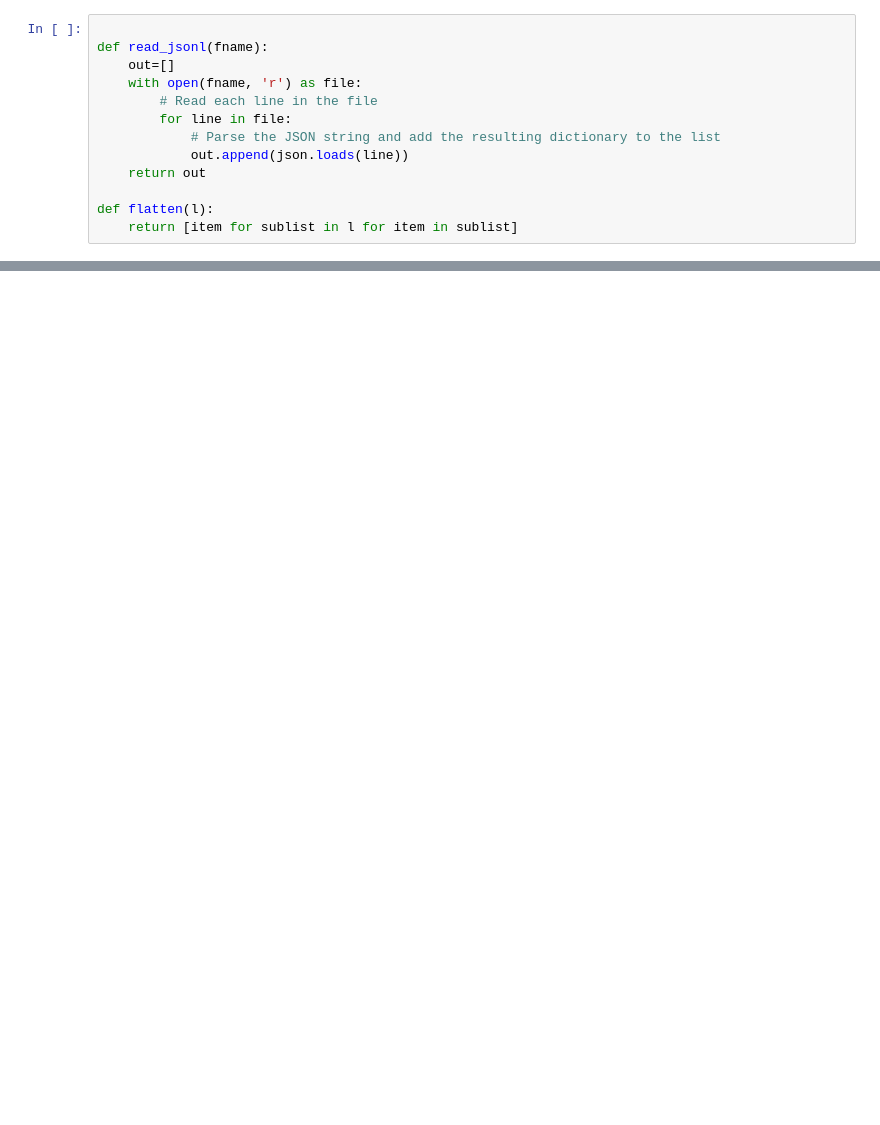
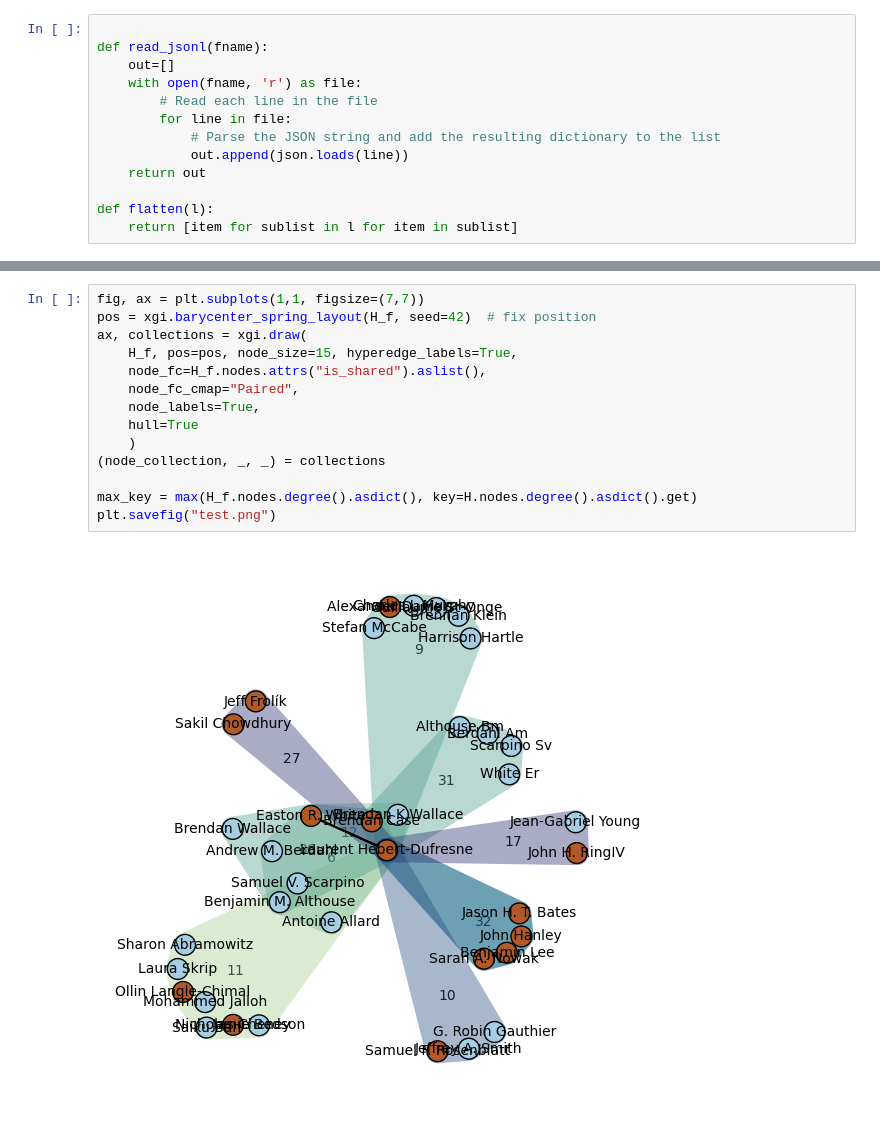
Before and after one commit to jstonge/bayesian_group_formation, a Jupyter notebook: src/finding_group.ipynb, the cells around one changed output, grey strips where cells are left out. Drawn from its saved outputs; the diff is of its cells as text; blank space fills up the shorter version.

```diff
--- a/src/finding_group.ipynb
+++ b/src/finding_group.ipynb
@@ -92,0 +174,16 @@ Highest degree: Étienne Brasselet
+# %%
+fig, ax = plt.subplots(1,1, figsize=(7,7))
+pos = xgi.barycenter_spring_layout(H_f, seed=42)  # fix position
+ax, collections = xgi.draw(
+    H_f, pos=pos, node_size=15, hyperedge_labels=True,
+    node_fc=H_f.nodes.attrs("is_shared").aslist(),
+    node_fc_cmap="Paired",
+    node_labels=True,
+    hull=True
+    )
+(node_collection, _, _) = collections
+
+max_key = max(H_f.nodes.degree().asdict(), key=H.nodes.degree().asdict().get)
+plt.savefig("test.png")
+# %% [output]
+[figure, added]
```
Also changed, not shown: parts of 24 cells of this notebook.
